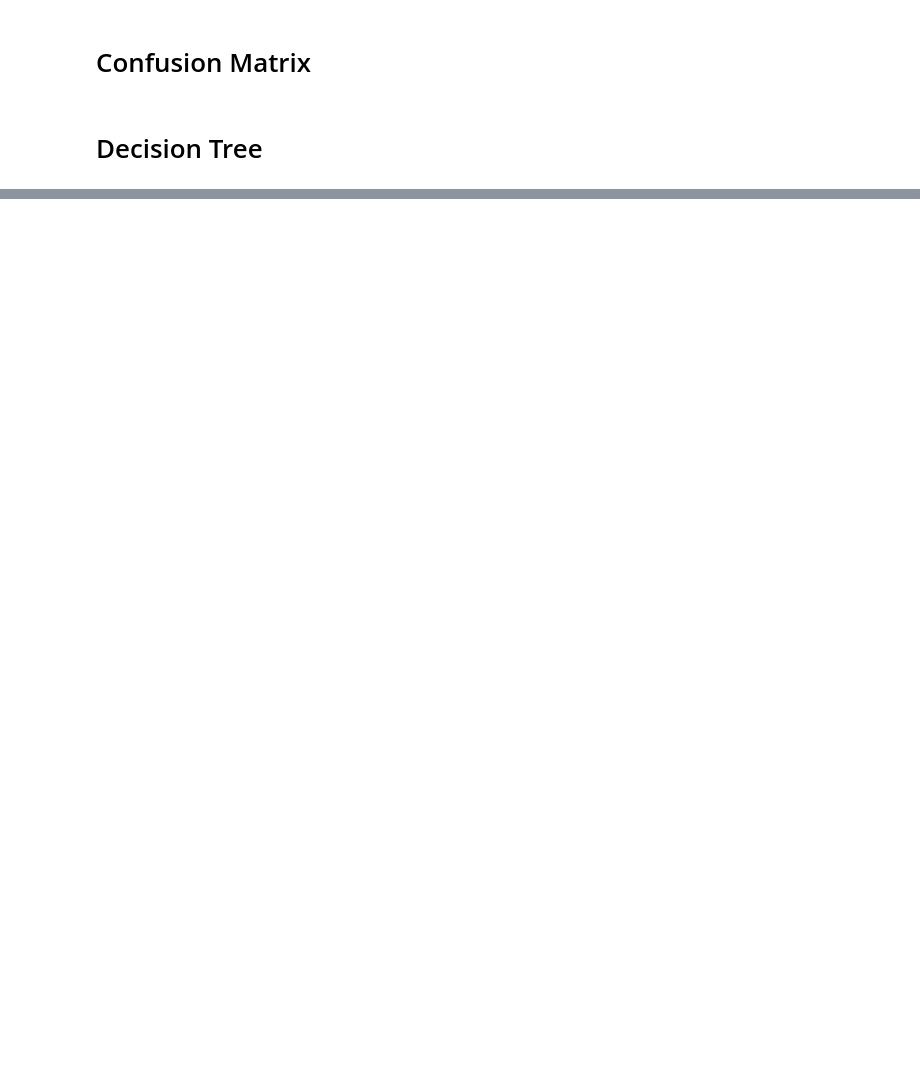
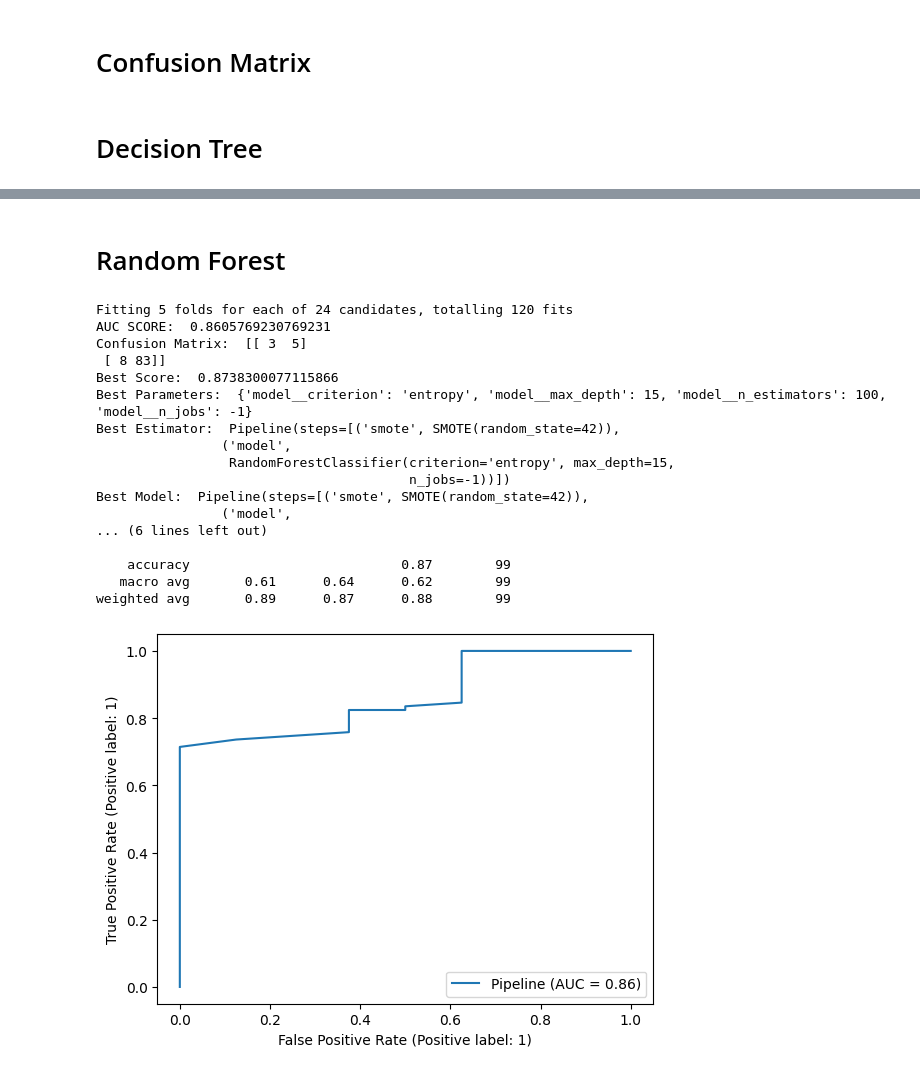
Before and after one commit to BernardoFerreira00/AC-Project, a Jupyter notebook: Notebooks/Analise.ipynb, the cells around one changed output, grey strips where cells are left out. Saved outputs shown, nothing was run; the diff lists cells and outputs as text; code cells hidden in the pictures; blank space fills up the shorter version.

```diff
--- a/Notebooks/Analise.ipynb
+++ b/Notebooks/Analise.ipynb
@@ -73,0 +148,32 @@ display_conf_matrix_graph(y_test, dTree_pred)
+# %% [markdown]
+# Random Forest
+# %%
+from sklearn.ensemble import RandomForestClassifier
+features = [x for x in train_df.columns if x not in ['loan_status']]
+X = train_df[features]
+y = train_df['loan_status']
+
+X_train, X_test, y_train, y_test = train_test_split(X, y, test_size=0.3, random_state=42, shuffle=False)
+
+rf = RandomForestClassifier()
+parameter_grid = {'model__n_estimators': [10, 50, 100, 200], 'model__max_depth': [5, 10, 15], 'model__n_jobs': [-1], 'model__criterion': ['gini', 'entropy']}
+rf = grid_search(rf, X_train, y_train,X_test,y_test, parameter_grid)
+# %% [output]
+Fitting 5 folds for each of 24 candidates, totalling 120 fits
+AUC SCORE:  0.8605769230769231
+Confusion Matrix:  [[ 3  5]
+ [ 8 83]]
+Best Score:  0.8738300077115866
+Best Parameters:  {'model__criterion': 'entropy', 'model__max_depth': 15, 'model__n_estimators': 100, 'model__n_jobs': -1}
+Best Estimator:  Pipeline(steps=[('smote', SMOTE(random_state=42)),
+                ('model',
+                 RandomForestClassifier(criterion='entropy', max_depth=15,
+                                        n_jobs=-1))])
+Best Model:  Pipeline(steps=[('smote', SMOTE(random_state=42)),
+                ('model',
+... (6 lines left out)
+
+    accuracy                           0.87        99
+   macro avg       0.61      0.64      0.62        99
+weighted avg       0.89      0.87      0.88        99
+[figure, added]
```
Also changed, not shown: parts of 15 cells of this notebook, 3 other files.
